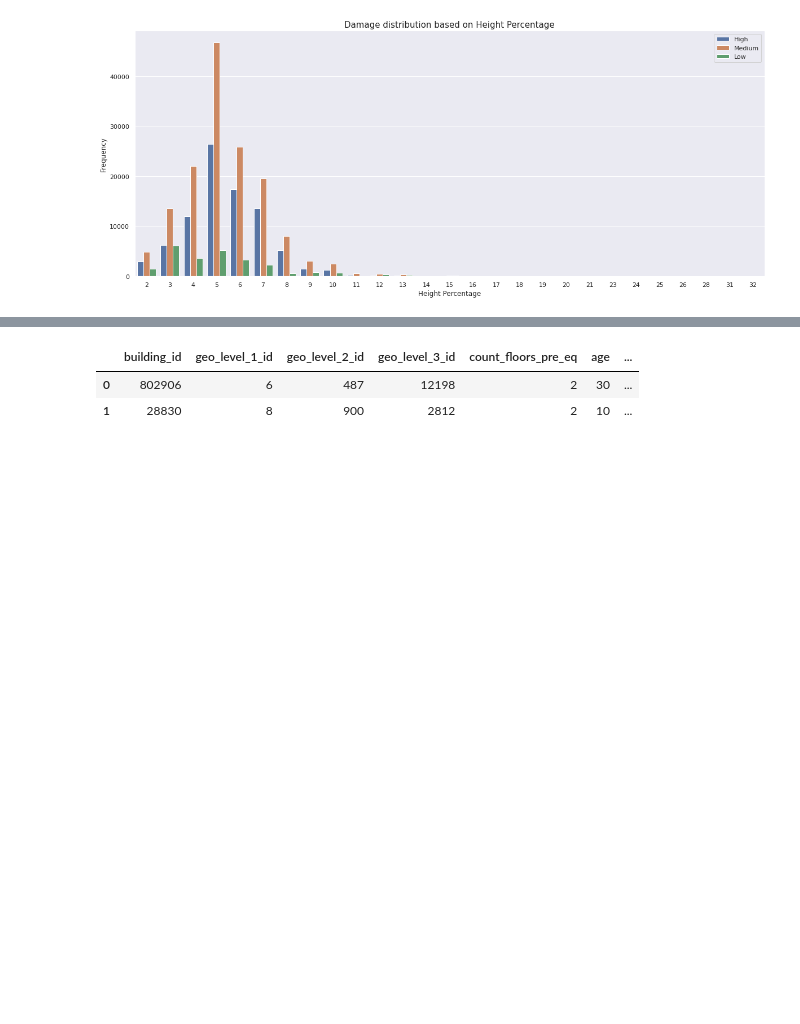
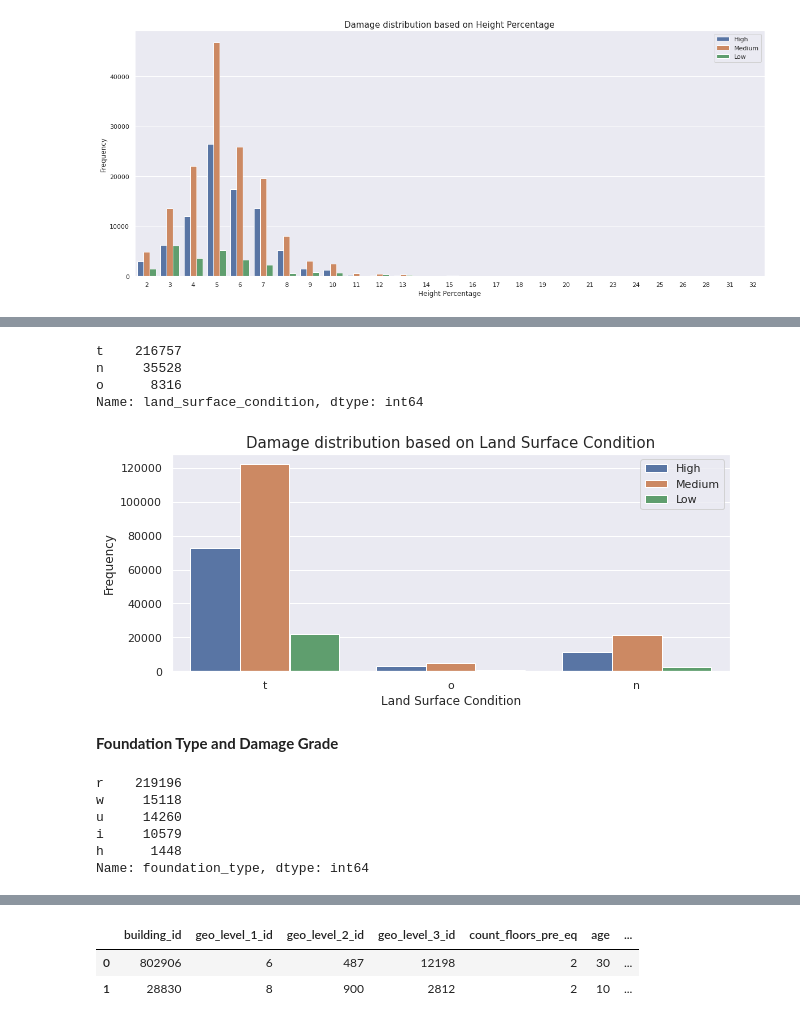
Before and after one commit to ReynaraEzra/Richter-Earthquake-Prediction, a Jupyter notebook: Richter_Prediction_Part1.ipynb, the cells around one changed output, grey strips where cells are left out. Saved outputs shown, nothing was run; the diff lists cells and outputs as text; code cells hidden in the pictures; blank space fills up the shorter version.

```diff
--- a/Richter_Prediction_Part1.ipynb
+++ b/Richter_Prediction_Part1.ipynb
@@ -571,0 +603,29 @@ plt.show()
+# %%
+train['land_surface_condition'].value_counts()
+# %% [output]
+t    216757
+n     35528
+o      8316
+Name: land_surface_condition, dtype: int64
+# %%
+plt.figure(figsize=(10,4))
+
+sns.countplot(train['land_surface_condition'], hue=train['damage_grade'])
+plt.xlabel('Land Surface Condition', fontsize=12)
+plt.ylabel('Frequency', fontsize=12)
+plt.title('Damage distribution based on Land Surface Condition', fontsize=15)
+plt.legend(loc='upper right')
+plt.show()
+# %% [output]
+[figure, added]
+# %% [markdown]
+**Foundation Type and Damage Grade**
+# %%
+train['foundation_type'].value_counts()
+# %% [output]
+r    219196
+w     15118
+u     14260
+i     10579
+h      1448
+Name: foundation_type, dtype: int64
```
Also changed, not shown: parts of 97 cells of this notebook.
